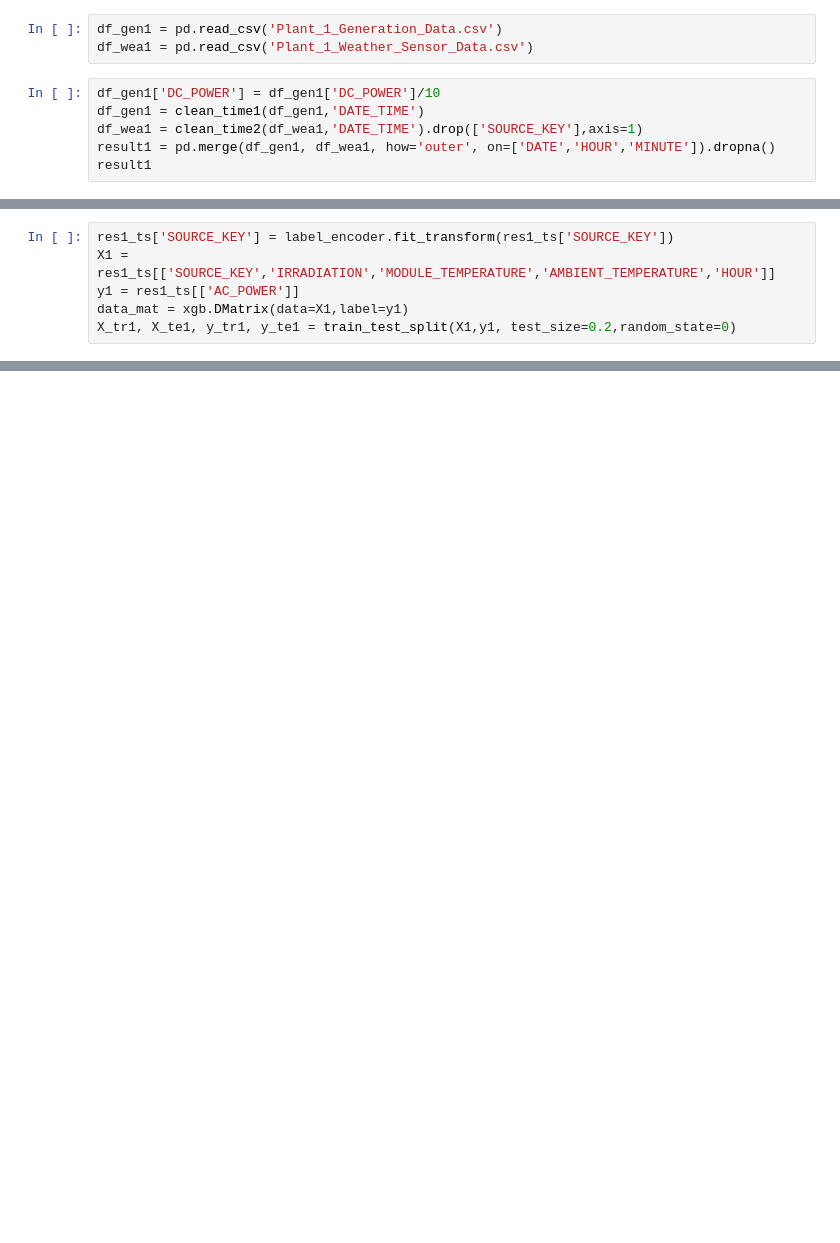
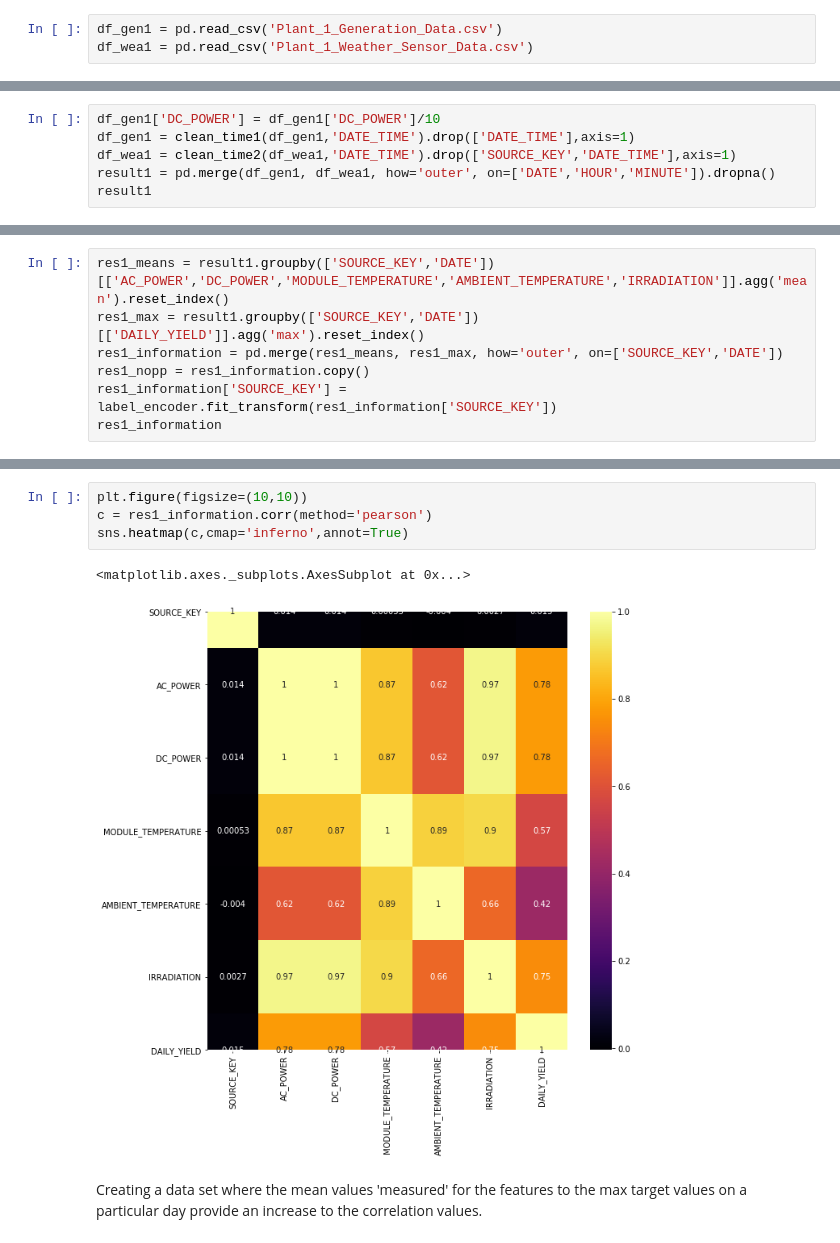
Before and after one commit to thimmis/solar_power, a Jupyter notebook: Station_1_prediction.ipynb, the cells around one changed output, grey strips where cells are left out. Cells and saved outputs as stored; diff of their text form; blank space fills up the shorter version.

Commit message:
Completed investigation. Added shap explanation for features. Updated model with random search CV and k-fold

```diff
--- a/Station_1_prediction.ipynb
+++ b/Station_1_prediction.ipynb
@@ -18,9 +25,3 @@ label_encoder = preprocessing.LabelEncoder()
 # %%
 df_gen1 = pd.read_csv('Plant_1_Generation_Data.csv')
 df_wea1 = pd.read_csv('Plant_1_Weather_Sensor_Data.csv')
-# %%
-df_gen1['DC_POWER'] = df_gen1['DC_POWER']/10
-df_gen1 = clean_time1(df_gen1,'DATE_TIME')
-df_wea1 = clean_time2(df_wea1,'DATE_TIME').drop(['SOURCE_KEY'],axis=1)
-result1 = pd.merge(df_gen1, df_wea1, how='outer', on=['DATE','HOUR','MINUTE']).dropna()
-result1
@@ -216,6 +27,0 @@ Additionaly, can we use weather data as well as physical module data to predict
-# %%
-res1_ts['SOURCE_KEY'] = label_encoder.fit_transform(res1_ts['SOURCE_KEY'])
-X1 = res1_ts[['SOURCE_KEY','IRRADIATION','MODULE_TEMPERATURE','AMBIENT_TEMPERATURE','HOUR']]
-y1 = res1_ts[['AC_POWER']]
-data_mat = xgb.DMatrix(data=X1,label=y1)
-X_tr1, X_te1, y_tr1, y_te1 = train_test_split(X1,y1, test_size=0.2,random_state=0)
@@ -267,0 +28,6 @@ shap.summary_plot(shap_values1, X_te1)
+# %%
+df_gen1['DC_POWER'] = df_gen1['DC_POWER']/10
+df_gen1 = clean_time1(df_gen1,'DATE_TIME').drop(['DATE_TIME'],axis=1)
+df_wea1 = clean_time2(df_wea1,'DATE_TIME').drop(['SOURCE_KEY','DATE_TIME'],axis=1)
+result1 = pd.merge(df_gen1, df_wea1, how='outer', on=['DATE','HOUR','MINUTE']).dropna()
+result1
@@ -267,0 +50,7 @@ shap.summary_plot(shap_values1, X_te1)
+# %%
+res1_means = result1.groupby(['SOURCE_KEY','DATE'])[['AC_POWER','DC_POWER','MODULE_TEMPERATURE','AMBIENT_TEMPERATURE','IRRADIATION']].agg('mean').reset_index()
+res1_max = result1.groupby(['SOURCE_KEY','DATE'])[['DAILY_YIELD']].agg('max').reset_index()
+res1_information = pd.merge(res1_means, res1_max, how='outer', on=['SOURCE_KEY','DATE'])
+res1_nopp = res1_information.copy()
+res1_information['SOURCE_KEY'] = label_encoder.fit_transform(res1_information['SOURCE_KEY'])
+res1_information
@@ -267,0 +71,9 @@ shap.summary_plot(shap_values1, X_te1)
+# %%
+plt.figure(figsize=(10,10))
+c = res1_information.corr(method='pearson')
+sns.heatmap(c,cmap='inferno',annot=True)
+# %% [output]
+<matplotlib.axes._subplots.AxesSubplot at 0x...>
+[figure, added]
+# %% [markdown]
+Creating a data set where the mean values 'measured' for the features to the max target values on a particular day provide an increase to the correlation values.
```
Also changed, not shown: parts of 48 cells of this notebook, 1 other file.
